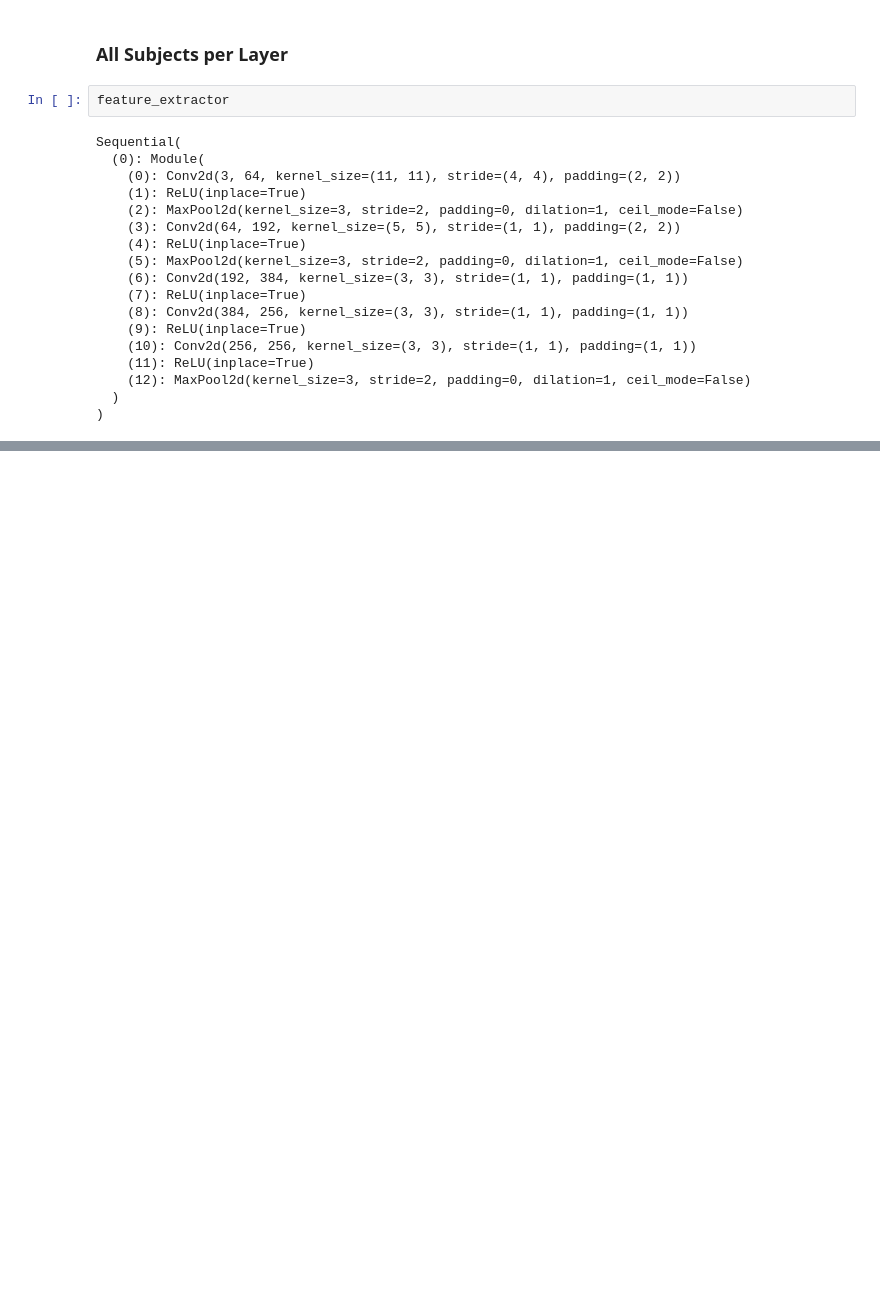
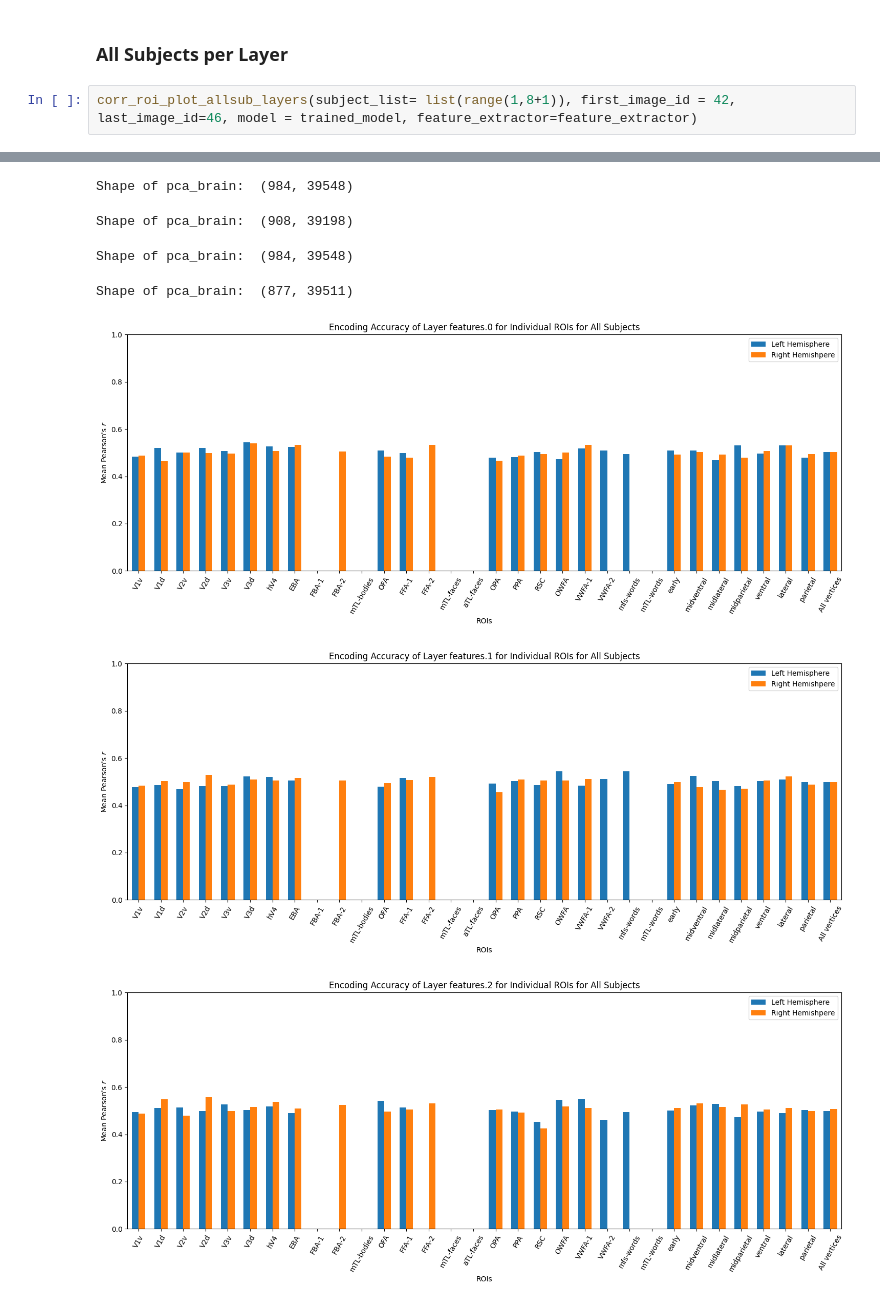
Before and after one commit to RaghavVacher/aml_project_2023, a Jupyter notebook: hpc/prettified model analysis.ipynb, the cells around one changed output, grey strips where cells are left out. Drawn from its saved outputs; the diff is of its cells as text; blank space fills up the shorter version.

Commit message:
code for ROI corr per layer

```diff
--- a/hpc/prettified model analysis.ipynb
+++ b/hpc/prettified model analysis.ipynb
@@ -413,22 +412,5 @@ Subject 8 done.
 # %% [markdown]
 ### All Subjects per Layer
-# %%
-feature_extractor
-# %% [output]
-Sequential(
-  (0): Module(
-    (0): Conv2d(3, 64, kernel_size=(11, 11), stride=(4, 4), padding=(2, 2))
-    (1): ReLU(inplace=True)
-    (2): MaxPool2d(kernel_size=3, stride=2, padding=0, dilation=1, ceil_mode=False)
-    (3): Conv2d(64, 192, kernel_size=(5, 5), stride=(1, 1), padding=(2, 2))
-    (4): ReLU(inplace=True)
-    (5): MaxPool2d(kernel_size=3, stride=2, padding=0, dilation=1, ceil_mode=False)
-    (6): Conv2d(192, 384, kernel_size=(3, 3), stride=(1, 1), padding=(1, 1))
-    (7): ReLU(inplace=True)
-    (8): Conv2d(384, 256, kernel_size=(3, 3), stride=(1, 1), padding=(1, 1))
-    (9): ReLU(inplace=True)
-    (10): Conv2d(256, 256, kernel_size=(3, 3), stride=(1, 1), padding=(1, 1))
-    (11): ReLU(inplace=True)
-    (12): MaxPool2d(kernel_size=3, stride=2, padding=0, dilation=1, ceil_mode=False)
-  )
-)
+# %%
+corr_roi_plot_allsub_layers(subject_list= list(range(1,8+1)), first_image_id = 42, last_image_id=46, model = trained_model, feature_extractor=feature_extractor)
+# %% [output]
@@ -434,0 +421,7 @@ Sequential(
+Shape of pca_brain:  (984, 39548)
+Shape of pca_brain:  (908, 39198)
+Shape of pca_brain:  (984, 39548)
+Shape of pca_brain:  (877, 39511)
+[figure, added]
+[figure, added]
+[figure, added]
```
Also changed, not shown: parts of 4 cells of this notebook.
